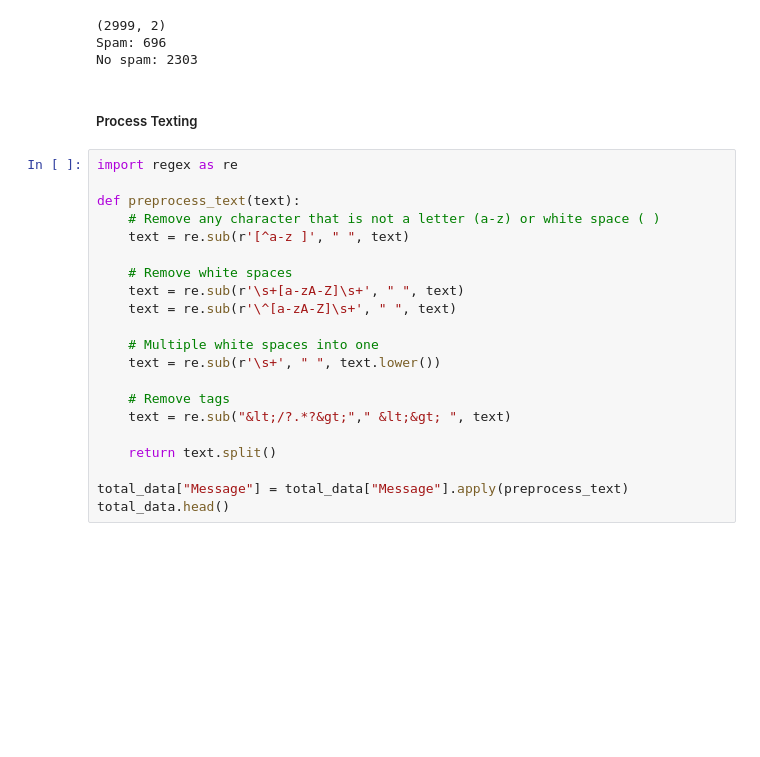
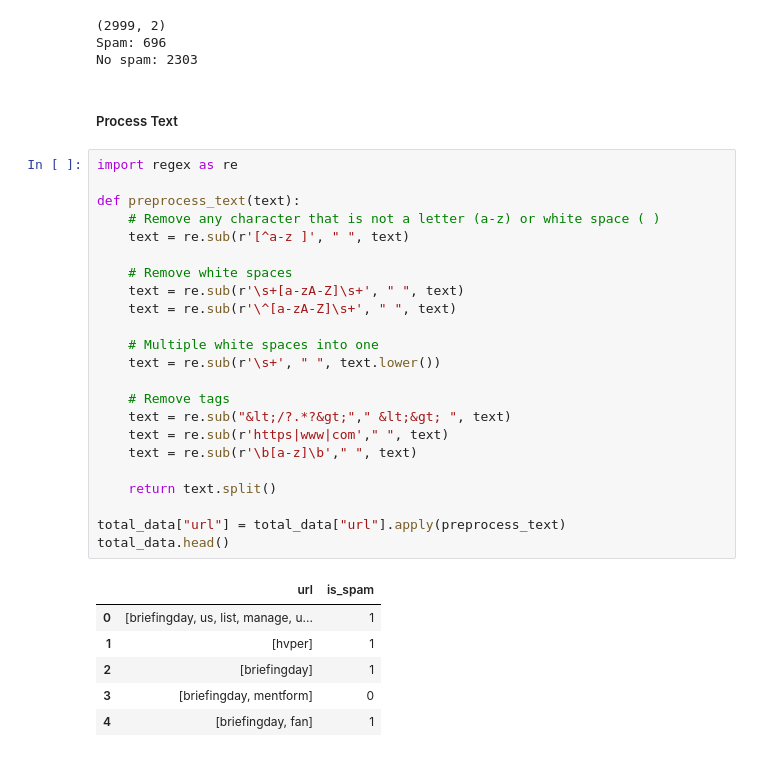
Before and after one commit to 4GeeksAcademy/gustavolima-NLP_Project, a Jupyter notebook: src/explore.ipynb, the cells around one changed output. Cells and saved outputs as stored; diff of their text form; blank space fills up the shorter version.

```diff
--- a/src/explore.ipynb
+++ b/src/explore.ipynb
@@ -41,25 +41,34 @@ print(f"No spam: {len(total_data.loc[total_data.is_spam == 0])}")
 Spam: 696
 No spam: 2303
 # %% [markdown]
-##### Process Texting
+##### Process Text
 # %%
 import regex as re
 
 def preprocess_text(text):
     # Remove any character that is not a letter (a-z) or white space ( )
     text = re.sub(r'[^a-z ]', " ", text)
 
     # Remove white spaces
     text = re.sub(r'\s+[a-zA-Z]\s+', " ", text)
     text = re.sub(r'\^[a-zA-Z]\s+', " ", text)
 
     # Multiple white spaces into one
     text = re.sub(r'\s+', " ", text.lower())
 
     # Remove tags
     text = re.sub("&lt;/?.*?&gt;"," &lt;&gt; ", text)
+    text = re.sub(r'https|www|com'," ", text)
+    text = re.sub(r'\b[a-z]\b'," ", text)
 
     return text.split()
 
-total_data["Message"] = total_data["Message"].apply(preprocess_text)
+total_data["url"] = total_data["url"].apply(preprocess_text)
 total_data.head()
+# %% [output]
+|  | url | is_spam |
+| 0 | [briefingday, us, list, manage, u... | 1 |
+| 1 | [hvper] | 1 |
+| 2 | [briefingday] | 1 |
+| 3 | [briefingday, mentform] | 0 |
+| 4 | [briefingday, fan] | 1 |
```
Also changed, not shown: parts of 8 cells of this notebook.
